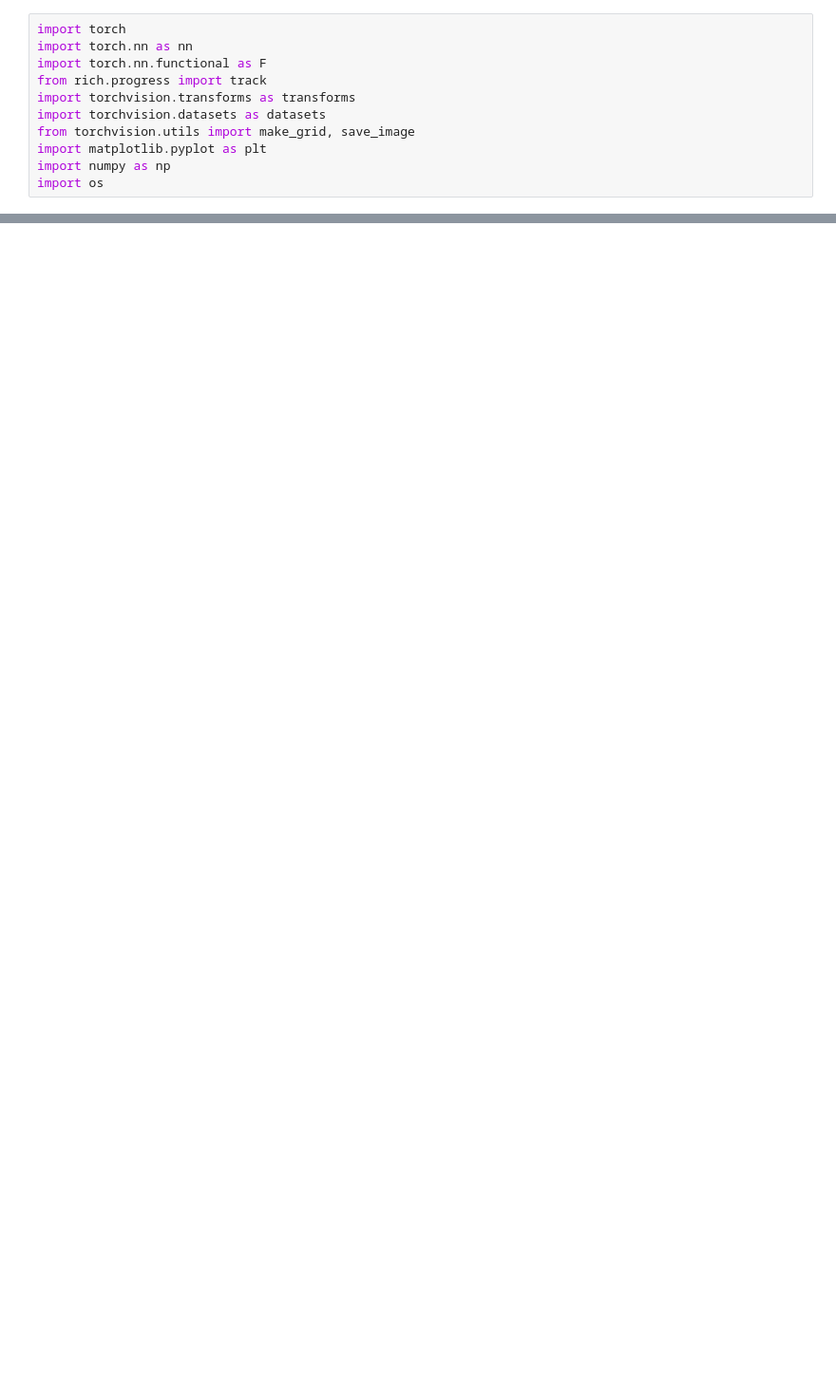
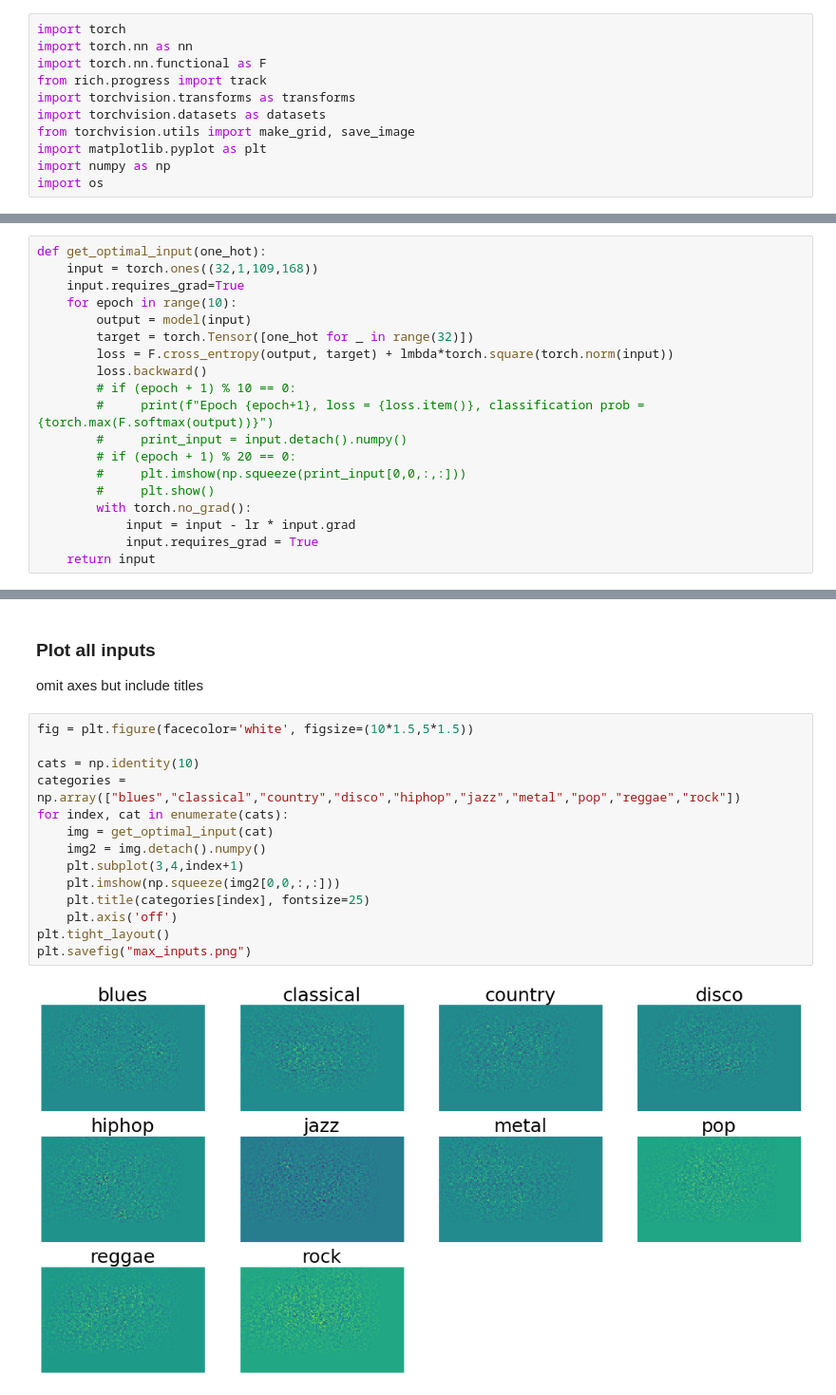
Before and after one commit to boldloop/interpretable-MR, a Jupyter notebook: activation_max.ipynb, the cells around one changed output, grey strips where cells are left out. Shown: that part at 95% size. Saved outputs shown, nothing was run; the diff lists cells and outputs as text; blank space fills up the shorter version.

```diff
--- a/activation_max.ipynb
+++ b/activation_max.ipynb
@@ -68,0 +48,19 @@ Epoch 20, loss = 5222534656.0, classification prob = 0.48416420817375183
+# %%
+def get_optimal_input(one_hot):
+    input = torch.ones((32,1,109,168))
+    input.requires_grad=True
+    for epoch in range(10):
+        output = model(input)
+        target = torch.Tensor([one_hot for _ in range(32)])
+        loss = F.cross_entropy(output, target) + lmbda*torch.square(torch.norm(input))
+        loss.backward()
+        # if (epoch + 1) % 10 == 0:
+        #     print(f"Epoch {epoch+1}, loss = {loss.item()}, classification prob = {torch.max(F.softmax(output))}")
+        #     print_input = input.detach().numpy()
+        # if (epoch + 1) % 20 == 0:
+        #     plt.imshow(np.squeeze(print_input[0,0,:,:]))
+        #     plt.show()
+        with torch.no_grad():
+            input = input - lr * input.grad
+            input.requires_grad = True
+    return input
@@ -68,0 +78,19 @@ Epoch 20, loss = 5222534656.0, classification prob = 0.48416420817375183
+# %% [markdown]
+### Plot all inputs
+omit axes but include titles
+# %%
+fig = plt.figure(facecolor='white', figsize=(10*1.5,5*1.5))
+
+cats = np.identity(10)
+categories = np.array(["blues","classical","country","disco","hiphop","jazz","metal","pop","reggae","rock"])
+for index, cat in enumerate(cats):
+    img = get_optimal_input(cat)
+    img2 = img.detach().numpy()
+    plt.subplot(3,4,index+1)
+    plt.imshow(np.squeeze(img2[0,0,:,:]))
+    plt.title(categories[index], fontsize=25)
+    plt.axis('off')
+plt.tight_layout()
+plt.savefig("max_inputs.png")
+# %% [output]
+[figure, added]
```
Also changed, not shown: parts of 3 cells of this notebook, 2 other files.
